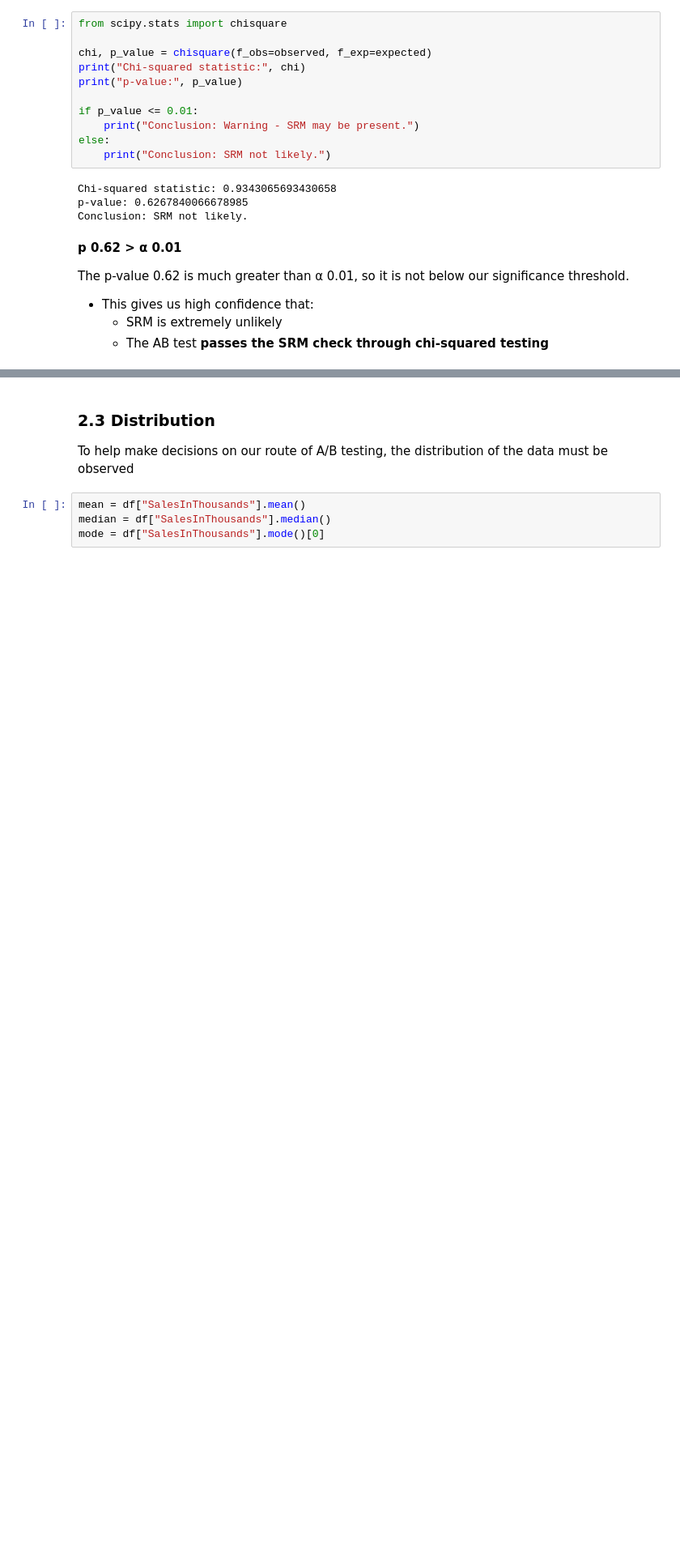
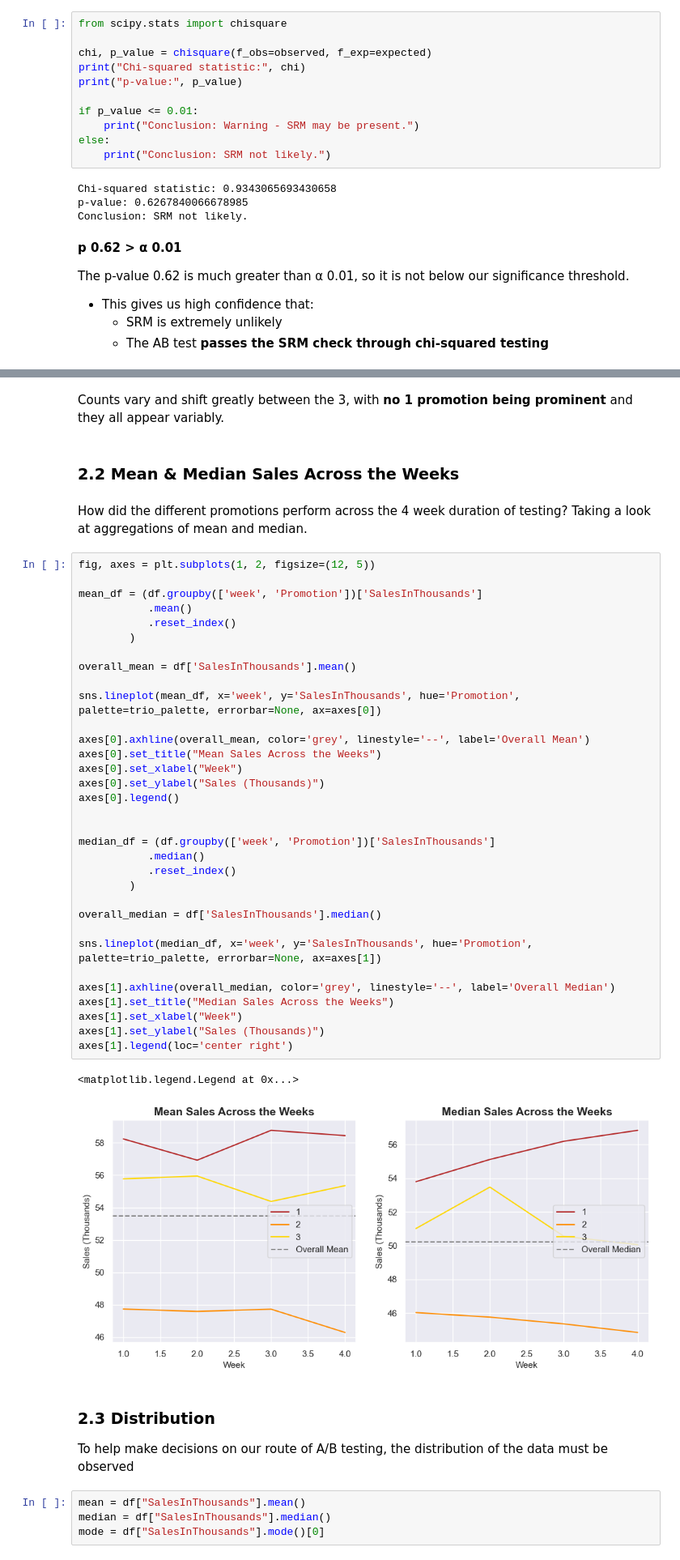
Before and after one commit to giddygarcia/ab-testing, a Jupyter notebook: fast-food.ipynb, the cells around one changed output, grey strips where cells are left out. Shown at 81% size. Drawn from its saved outputs; the diff is of its cells as text; blank space fills up the shorter version.

```diff
--- a/fast-food.ipynb
+++ b/fast-food.ipynb
@@ -284,3 +285,45 @@ Image(filename="graphics/LookerStudio-Median.png", width=800)
+# %% [markdown]
+Counts vary and shift greatly between the 3, with **no 1 promotion being prominent** and they all appear variably.
+# %% [markdown]
+### 2.2 Mean & Median Sales Across the Weeks
+# %% [markdown]
+How did the different promotions perform across the 4 week duration of testing? Taking a look at aggregations of mean and median.
+# %%
+fig, axes = plt.subplots(1, 2, figsize=(12, 5))
+
+mean_df = (df.groupby(['week', 'Promotion'])['SalesInThousands']
+           .mean()
+           .reset_index()
+        )
+
+overall_mean = df['SalesInThousands'].mean()
+
+sns.lineplot(mean_df, x='week', y='SalesInThousands', hue='Promotion', palette=trio_palette, errorbar=None, ax=axes[0])
+
+axes[0].axhline(overall_mean, color='grey', linestyle='--', label='Overall Mean')
+axes[0].set_title("Mean Sales Across the Weeks")
+axes[0].set_xlabel("Week")
+axes[0].set_ylabel("Sales (Thousands)")
+axes[0].legend()
+
+
+median_df = (df.groupby(['week', 'Promotion'])['SalesInThousands']
+           .median()
+           .reset_index()
+        )
+
+overall_median = df['SalesInThousands'].median()
+
+sns.lineplot(median_df, x='week', y='SalesInThousands', hue='Promotion', palette=trio_palette, errorbar=None, ax=axes[1])
+
+axes[1].axhline(overall_median, color='grey', linestyle='--', label='Overall Median')
+axes[1].set_title("Median Sales Across the Weeks")
+axes[1].set_xlabel("Week")
+axes[1].set_ylabel("Sales (Thousands)")
+axes[1].legend(loc='center right')
+# %% [output]
+<matplotlib.legend.Legend at 0x...>
+[figure, added]
 # %% [markdown]
 ### 2.3 Distribution
 
```
Also changed, not shown: parts of 18 cells of this notebook.
